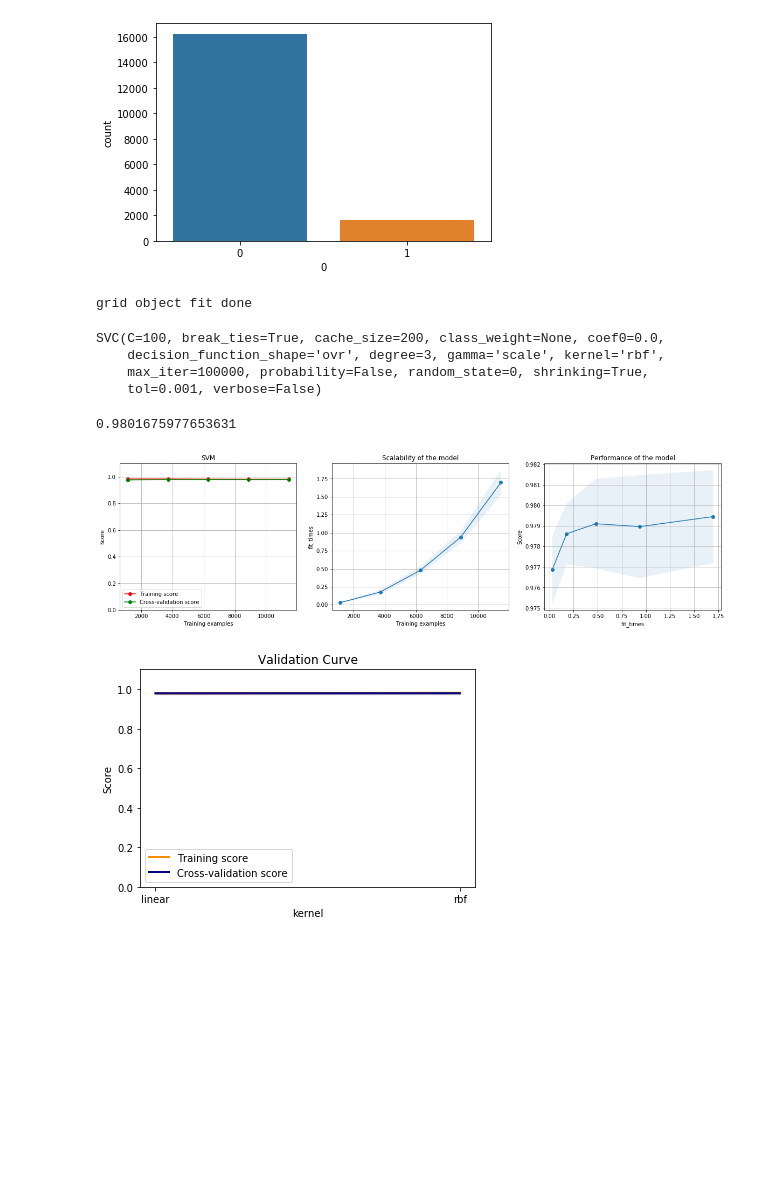
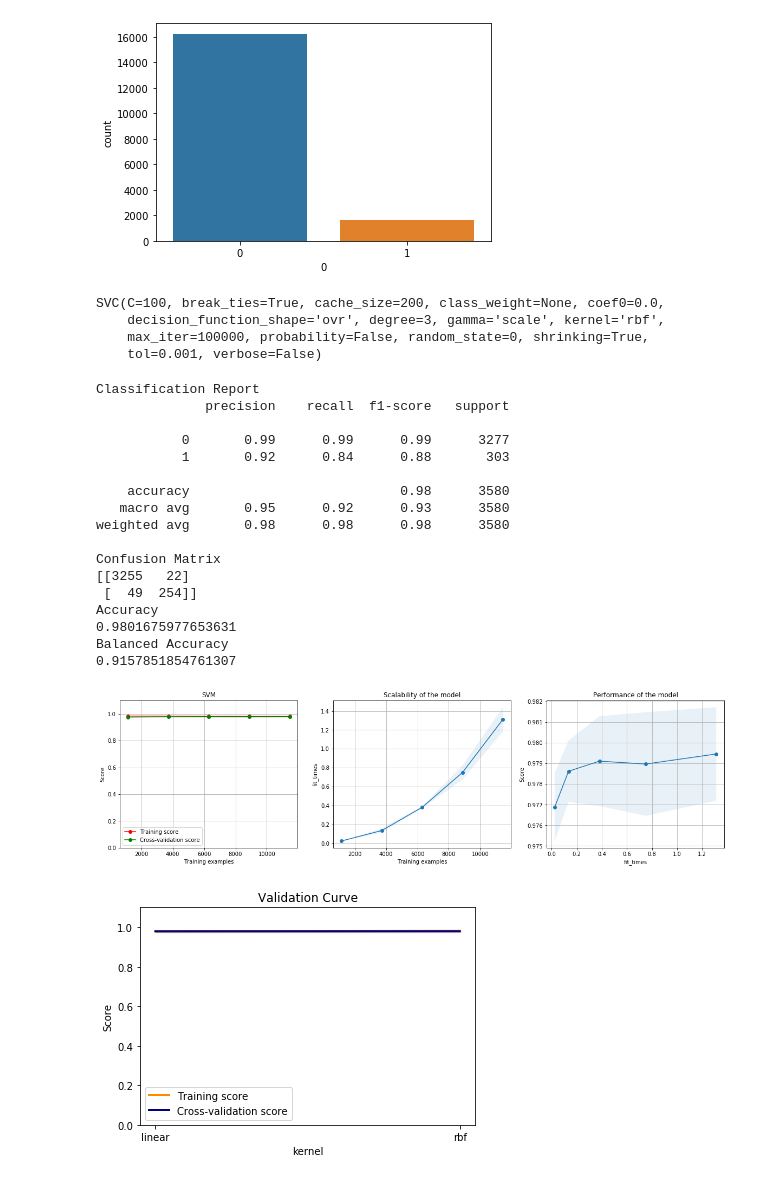
Before and after one commit to pparr/ml-supervised-learning, a Jupyter notebook: tuning/SVM_gridsearch_pulsar.ipynb, the cells around one changed output. Cells and saved outputs as stored; diff of their text form; code cells hidden in the pictures; blank space fills up the shorter version.

Commit message:
adding SVM pulsar images

```diff
--- a/tuning/SVM_gridsearch_pulsar.ipynb
+++ b/tuning/SVM_gridsearch_pulsar.ipynb
@@ -63,36 +62,59 @@ acc_scorer = make_scorer(accuracy_score)
 grid_obj = GridSearchCV(clf, parameters, scoring=acc_scorer, cv=5, n_jobs=4)
 grid_obj = grid_obj.fit(x_train, y_train)
 
-print('grid object fit done')
 # Set the clf to the best combination of parameters
 clf = grid_obj.best_estimator_
 
 # Fit the best algorithm to the data.
 clf.fit(x_train, y_train)
 # %% [output]
-grid object fit done
+SVC(C=100, break_ties=True, cache_size=200, class_weight=None, coef0=0.0,
+    decision_function_shape='ovr', degree=3, gamma='scale', kernel='rbf',
+    max_iter=100000, probability=False, random_state=0, shrinking=True,
+    tol=0.001, verbose=False)
-SVC(C=100, break_ties=True, cache_size=200, class_weight=None, coef0=0.0,
-    decision_function_shape='ovr', degree=3, gamma='scale', kernel='rbf',
-    max_iter=100000, probability=False, random_state=0, shrinking=True,
-    tol=0.001, verbose=False)
 # %%
 # test
-predict_dt = clf.predict(x_test)
+y_predict = clf.predict(x_test)
 
 
 # how did we do? Comparing y_test and predicted values
-#print(classification_report(y_test, predict_dt,zero_division=1))
-print(accuracy_score(y_test, predict_dt))
+print('Classification Report')
+print(classification_report(y_test, y_predict,zero_division=1))
+print('Confusion Matrix')
+# how to interpret: https://towardsdatascience.com/handling-imbalanced-datasets-in-machine-learning-7a0e84220f28
+print(confusion_matrix(y_test, y_predict))
+print('Accuracy')
+print(accuracy_score(y_test, y_predict))
+
+# for unbalanced data
+print('Balanced Accuracy')
+print(balanced_accuracy_score(y_test, y_predict))
 
 # 1.1 so I can see the top of the plot
 plot_learning_curve(clf, "SVM", x_train, y_train, ylim=[0,1.1])
 
 # filter warnings
 
 import warnings
 from sklearn.exceptions import ConvergenceWarning
 warnings.filterwarnings("ignore", category=ConvergenceWarning)
 # %% [output]
+Classification Report
+              precision    recall  f1-score   support
+
+           0       0.99      0.99      0.99      3277
+           1       0.92      0.84      0.88       303
+
+    accuracy                           0.98      3580
+   macro avg       0.95      0.92      0.93      3580
+weighted avg       0.98      0.98      0.98      3580
+
+Confusion Matrix
+[[3255   22]
+ [  49  254]]
+Accuracy
 0.9801675977653631
+Balanced Accuracy
+0.9157851854761307
-[figure, old version]
+[figure, new version]
 # %%
```
Also changed, not shown: parts of 7 cells of this notebook, 6 other files.
